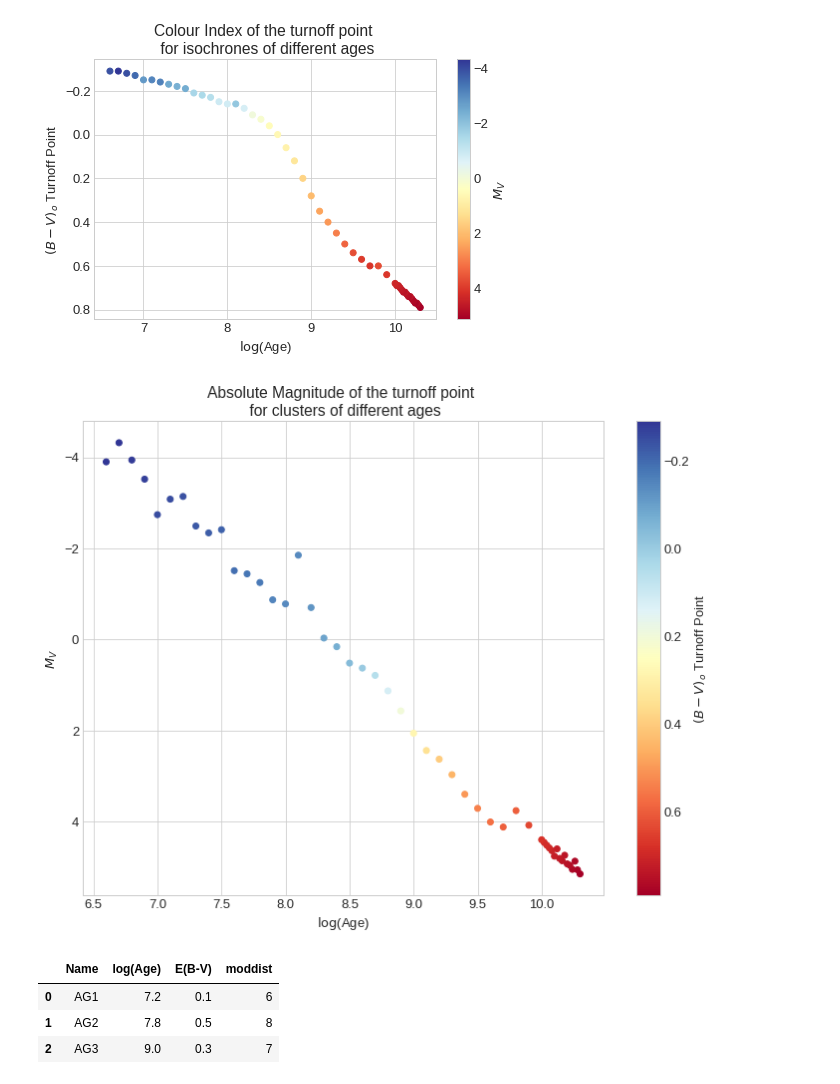
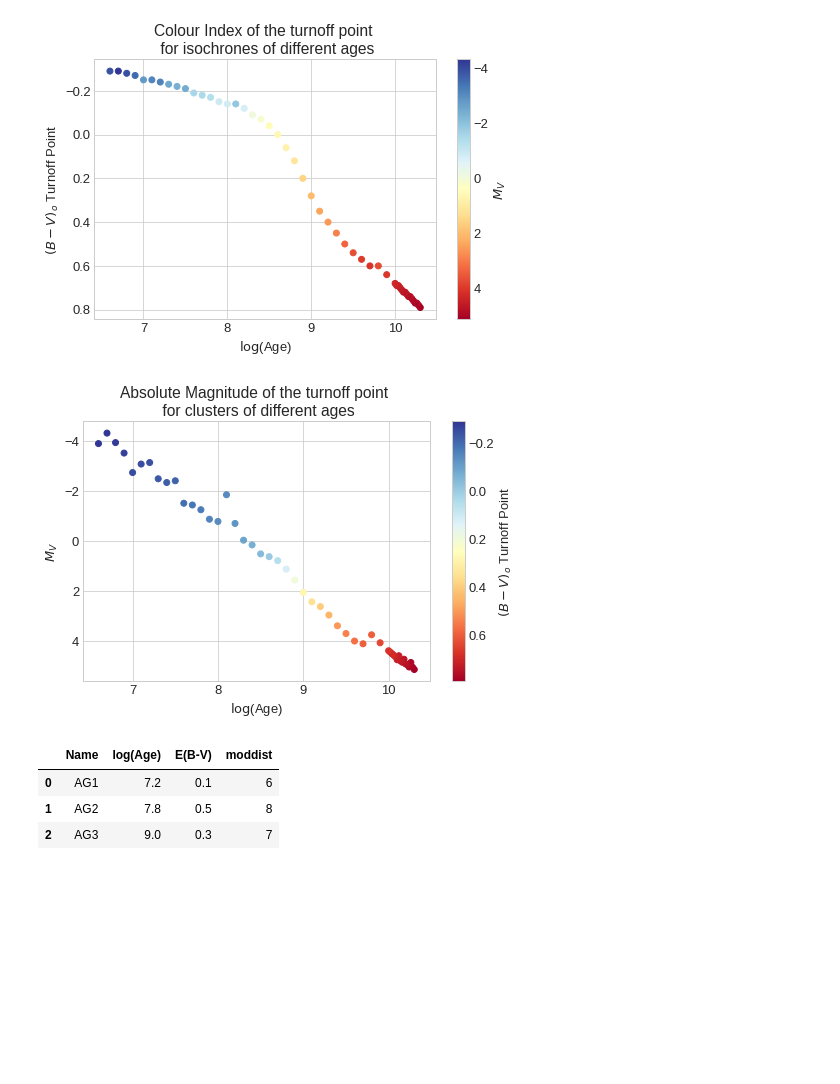
Before and after one commit to jppirest/mw_substructures, a Jupyter notebook: dados/Isocronas/parametros.ipynb, the cells around one changed output. Saved outputs shown, nothing was run; the diff lists cells and outputs as text; code cells hidden in the pictures; blank space fills up the shorter version.

```diff
--- a/dados/Isocronas/parametros.ipynb
+++ b/dados/Isocronas/parametros.ipynb
@@ -87,29 +87,29 @@ plt.savefig('images/colour_index.png', format = 'png', dpi = 1000)
 # %%
 plt.rc('xtick', labelsize=13)
 plt.rc('ytick', labelsize=13)
 
 
 font = {'family' : 'sans-serif',
         'weight' : 'normal',
         'size'   : 13}
 
 plt.rc('font', **font)
 
 t = data['(B-V)TurnOff']
-fig, ax = plt.subplots(figsize=(10,8))
+fig, ax = plt.subplots(figsize=(7,5))
 plt.gca().invert_yaxis()
 #plt.errorbar(data['Age'], data['MvTurnOff'], fmt = 'o' , color = 'black', ecolor = 'red')
 plt.scatter( data['Age'], data['MvTurnOff'],  c = t, cmap = 'RdYlBu_r')
 ax.set_ylabel(r'$M_V $')
 ax.set_xlabel(r'$\log $' +'(Age)');
 cbar = plt.colorbar(label = r'$(B-V)_o$'+' Turnoff Point')
 cbar.ax.invert_yaxis()
 
 ax.set_title('Absolute Magnitude of the turnoff point \n for clusters of different ages' )
 plt.tight_layout()
-plt.savefig('images/Mv.png', format = 'png', dpi = 1000)
+plt.savefig('images/Mv.png', format = 'png', dpi = 300)
 # %% [output]
-[figure, old version]
+[figure, new version]
 # %%
 #V - Mv = 6
 #V0 = V - Av #= V-3.1*0.1,  0.1 = E(B-V)/  E(B-V) avermelhamento, Av extincao ### V-Mv = 6, V0 = V-Av, V = V0
```
Also changed, not shown: parts of 3 cells of this notebook, 13 other files.
